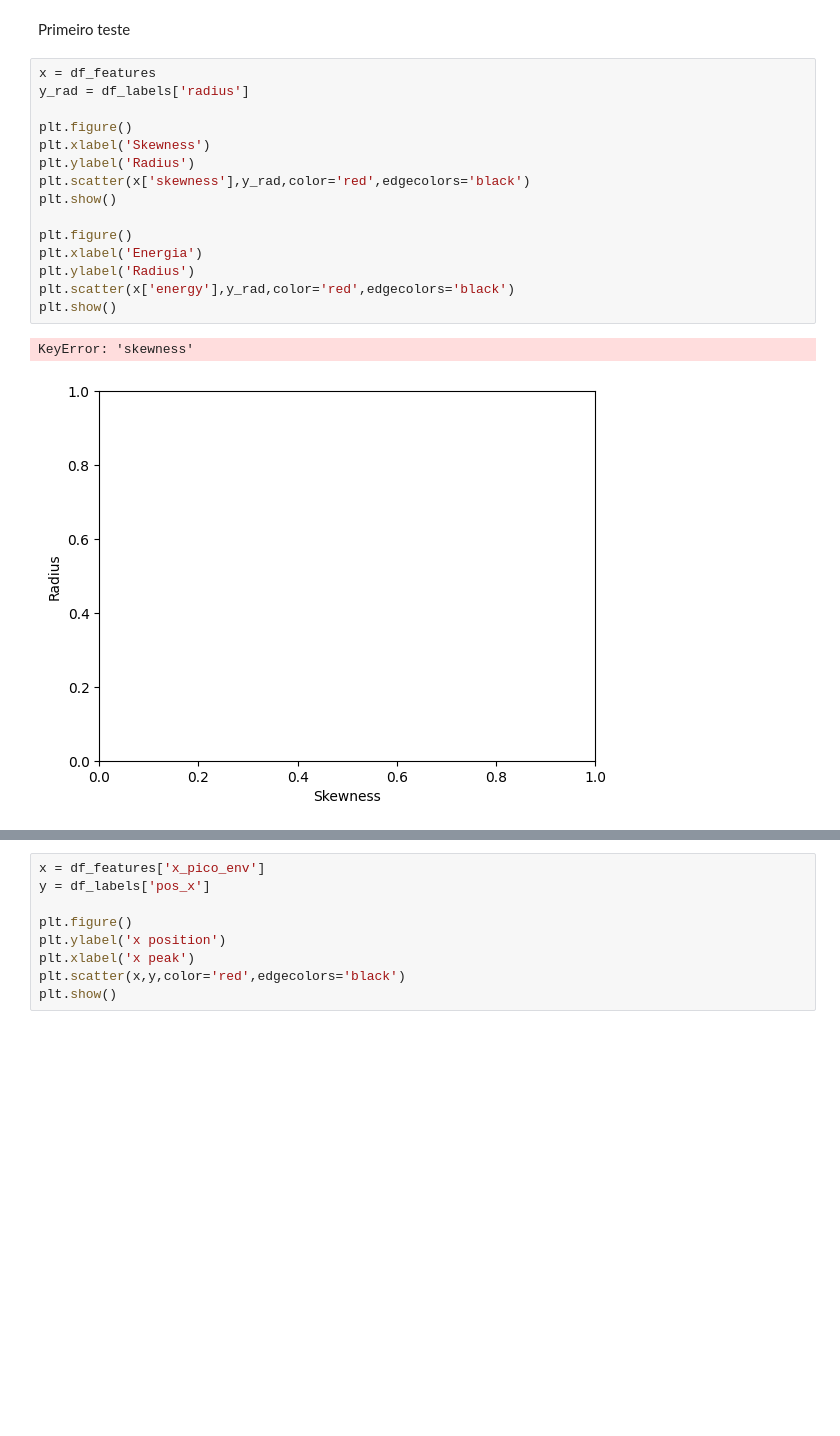
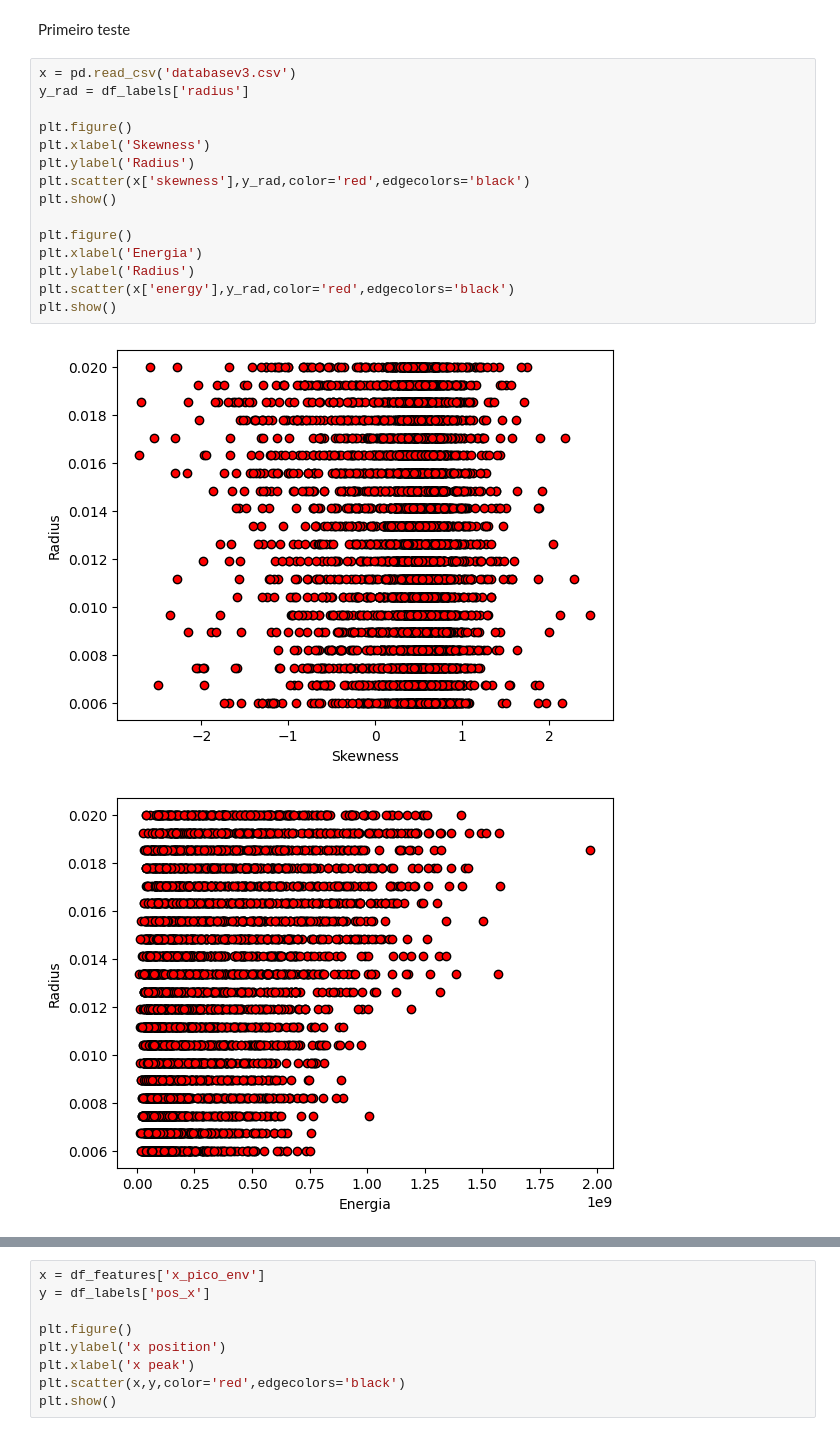
Before and after one commit to andrefsr/Machine-Learning-on-detection-of-buried-cylinders-via-GPR, a Jupyter notebook: sec_sim/machine_learning/data_analysis.ipynb, the cells around one changed output, grey strips where cells are left out. Cells and saved outputs as stored; diff of their text form; blank space fills up the shorter version.

```diff
--- a/sec_sim/machine_learning/data_analysis.ipynb
+++ b/sec_sim/machine_learning/data_analysis.ipynb
@@ -103,21 +105,21 @@ plt.show()
 # %% [markdown]
 Primeiro teste
 # %%
-x = df_features
+x = pd.read_csv('databasev3.csv')
 y_rad = df_labels['radius']
 
 plt.figure()
 plt.xlabel('Skewness')
 plt.ylabel('Radius')
 plt.scatter(x['skewness'],y_rad,color='red',edgecolors='black')
 plt.show()
 
 plt.figure()
 plt.xlabel('Energia')
 plt.ylabel('Radius')
 plt.scatter(x['energy'],y_rad,color='red',edgecolors='black')
 plt.show()
 # %% [output]
-KeyError: 'skewness'
-[figure, old version]
+[figure, new version]
+[figure, added]
 # %%
```
Also changed, not shown: parts of 9 cells of this notebook, 2 other files.
